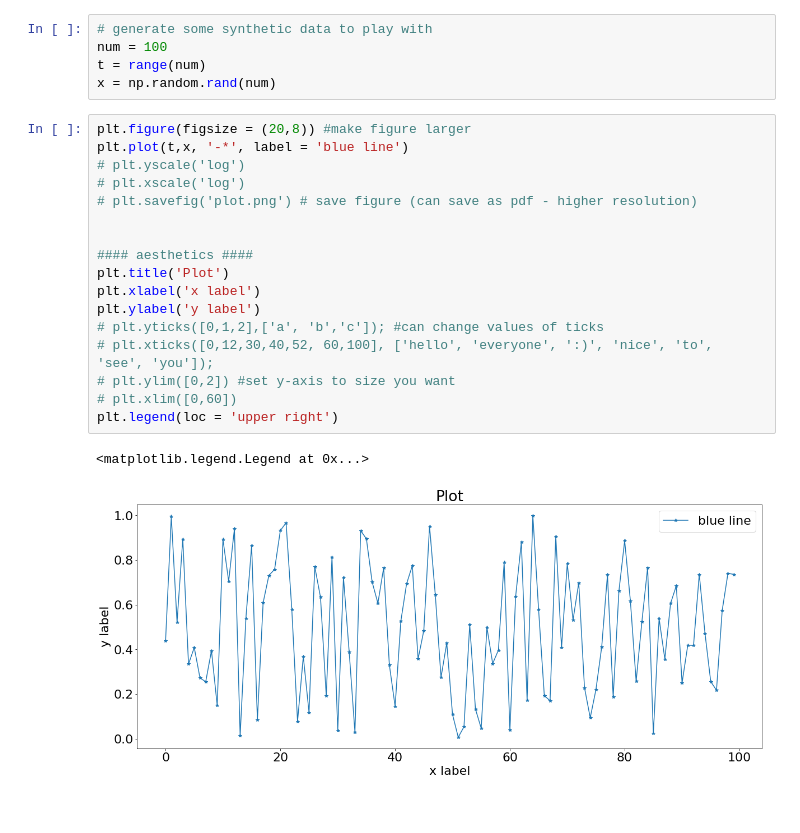
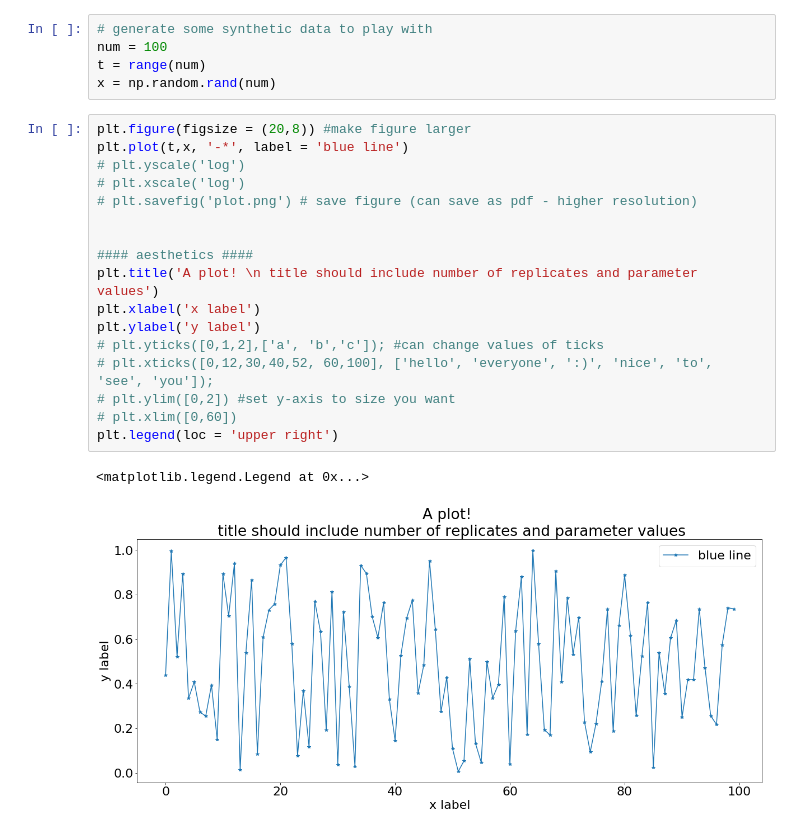
Before and after one commit to mmmmdonuts/Networks-and-Random-Processes, a Jupyter notebook: Support Class 3.ipynb, the cells around one changed output. Saved outputs shown, nothing was run; the diff lists cells and outputs as text.

```diff
--- a/Support Class 3.ipynb
+++ b/Support Class 3.ipynb
@@ -22,20 +25,20 @@ x = np.random.rand(num)
 # %%
 plt.figure(figsize = (20,8)) #make figure larger
 plt.plot(t,x, '-*', label = 'blue line')
 # plt.yscale('log')
 # plt.xscale('log')
 # plt.savefig('plot.png') # save figure (can save as pdf - higher resolution)
 
 
 #### aesthetics ####
-plt.title('Plot')
+plt.title('A plot! \n title should include number of replicates and parameter values')
 plt.xlabel('x label')
 plt.ylabel('y label')
 # plt.yticks([0,1,2],['a', 'b','c']); #can change values of ticks
 # plt.xticks([0,12,30,40,52, 60,100], ['hello', 'everyone', ':)', 'nice', 'to', 'see', 'you']);
 # plt.ylim([0,2]) #set y-axis to size you want
 # plt.xlim([0,60])
 plt.legend(loc = 'upper right')
 # %% [output]
 <matplotlib.legend.Legend at 0x...>
-[figure, old version]
+[figure, new version]
```
Also changed, not shown: parts of 2 cells of this notebook.
